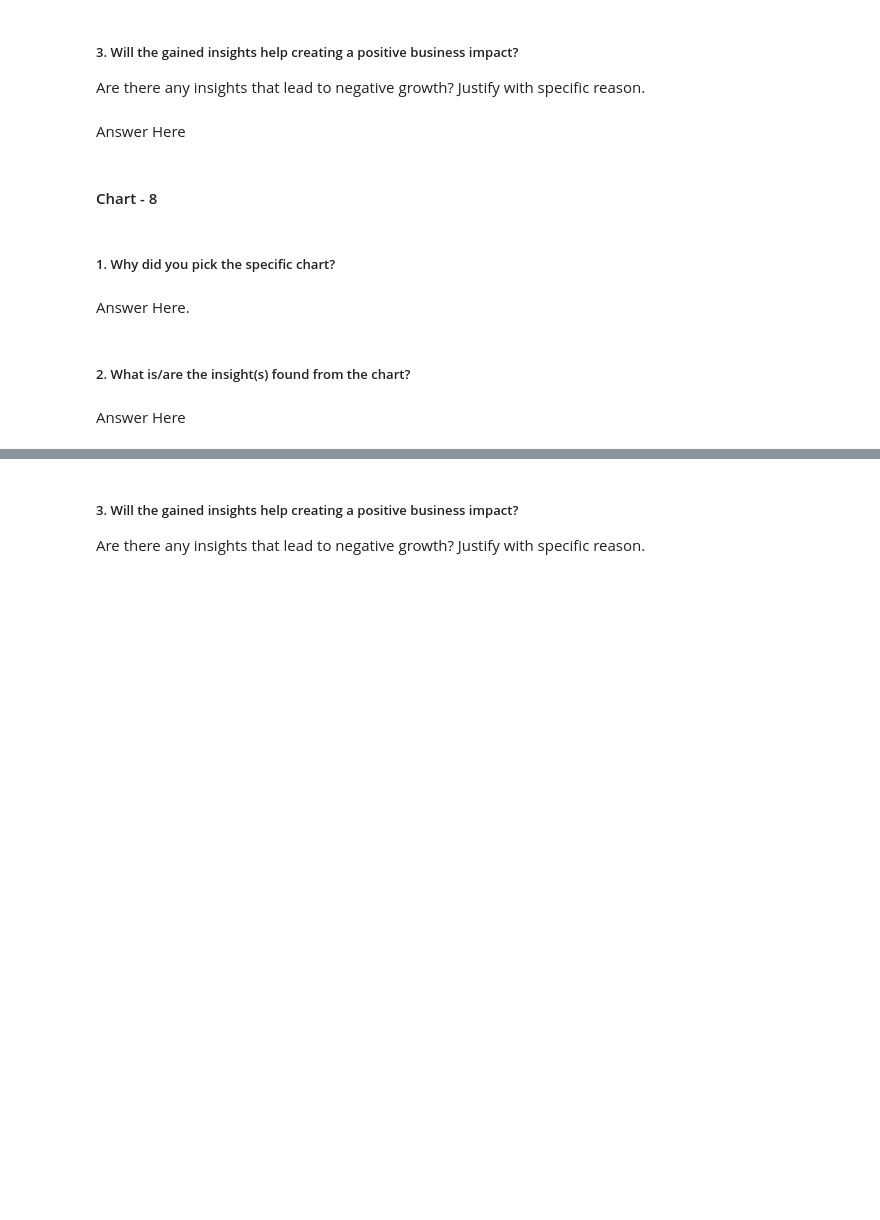
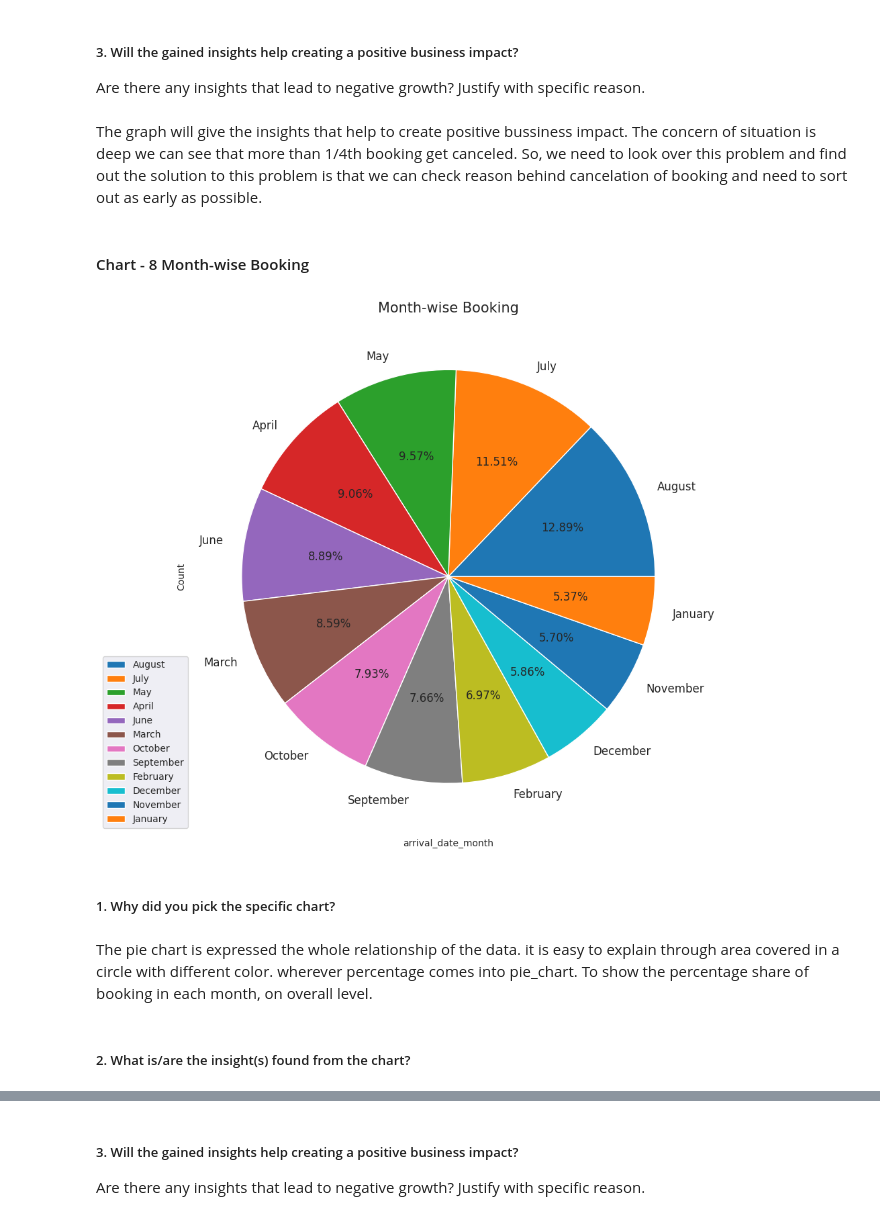
Before and after one commit to Bharatgaur/Almabetter_Projects, a Jupyter notebook: EDA_Project_on_Hotel_Booking_Analysis_.ipynb, the cells around one changed output, grey strips where cells are left out. Drawn from its saved outputs; the diff is of its cells as text; code cells hidden in the pictures; blank space fills up the shorter version.

```diff
--- a/EDA_Project_on_Hotel_Booking_Analysis_.ipynb
+++ b/EDA_Project_on_Hotel_Booking_Analysis_.ipynb
@@ -732,7 +779,8 @@ Answer Here
 # %% [markdown]
 ##### 3. Will the gained insights help creating a positive business impact?
 Are there any insights that lead to negative growth? Justify with specific reason.
-# %% [markdown]
-Answer Here
+# %% [markdown]
+The graph will give the insights that help to create positive bussiness impact.
+The concern of situation is deep we can see that more than 1/4th booking get canceled. So, we need to look over this problem and find out the solution to this problem is that we can check reason behind cancelation of booking and need to sort out as early as possible.
 # %% [markdown]
-#### Chart - 8
+#### Chart - 8 Month-wise Booking
@@ -741,8 +787,20 @@ Answer Here
+# %%
+# Chart - 8 visualization code
+
+Hotel_Booking_df['arrival_date_month'].value_counts().plot.pie( x=[0.05]*5,autopct ='%0.2f%%',shadow=False, figsize=(15,10),fontsize=12)
+labels = Hotel_Booking_df['arrival_date_month'].value_counts().index
+plt.title('Month-wise Booking',fontsize = 15)
+plt.legend(bbox_to_anchor=(0.005,0.005),loc='lower right', labels = labels)
+
+plt.ylabel('Count')
+plt.xticks(rotation = 15)          #use the xlabels
+plt.xlabel('arrival_date_month')
+plt.show()
+# %% [output]
+[figure, added]
 # %% [markdown]
 ##### 1. Why did you pick the specific chart?
-# %% [markdown]
-Answer Here.
+# %% [markdown]
+The pie chart is expressed the whole relationship of the data. it is easy to explain through area covered in a circle with different color. wherever percentage comes into pie_chart. To show the percentage share of booking in each month, on overall level.
 # %% [markdown]
 ##### 2. What is/are the insight(s) found from the chart?
-# %% [markdown]
-Answer Here
```
Also changed, not shown: parts of 92 cells of this notebook.
